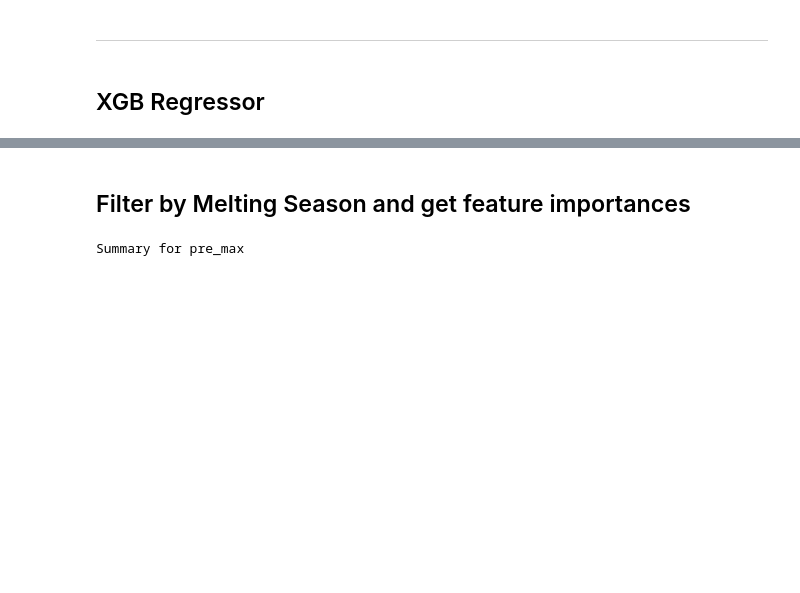
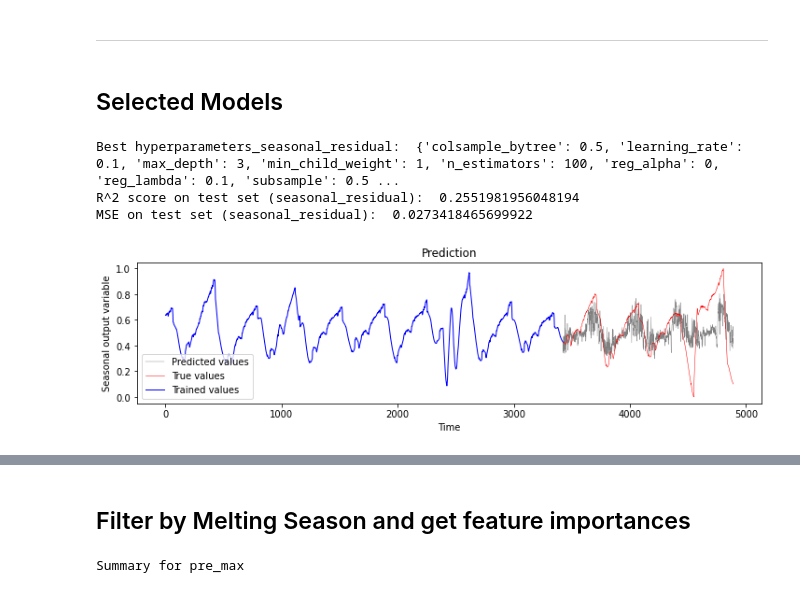
Before and after one commit to markbjerre/GEUS-Master-Thesis, a Jupyter notebook: scripts/SMB_Models_XGB_Regression_Niller.ipynb, the cells around one changed output, grey strips where cells are left out. Drawn from its saved outputs; the diff is of its cells as text; code cells hidden in the pictures; blank space fills up the shorter version.

```diff
--- a/scripts/SMB_Models_XGB_Regression_Niller.ipynb
+++ b/scripts/SMB_Models_XGB_Regression_Niller.ipynb
@@ -1065,7 +1084,7 @@ CNN R^2: 0.3891472207135127
 # %% [markdown]
 -------
-# %% [markdown]
-## XGB Regressor
+# %% [markdown]
+## Selected Models
 # %%
 # Import required libraries
 import xgboost as xgb
@@ -1075 +1095,71 @@ from sklearn.model_selection import GridSearchCV
+# %%
+# Light GBM
+
+# Define the hyperparameter grid for tuning
+param_grid = {
+    'max_depth': [3],#[3, 5, 7],
+    'min_child_weight': [1],#[1, 3, 5],
+    'learning_rate': [0.1],#[0.1, 0.01, 0.001],
+    'n_estimators': [100],#[100, 500, 1000],
+    'subsample': [0.5],#[0.5, 0.7, 1.0],
+    'colsample_bytree': [0.5],#[0.5, 0.7, 1.0],
+    'reg_alpha': [0],#[0, 0.1, 0.5],
+    'reg_lambda': [0.1],#[0, 0.1, 0.5]
+}
+
+# Define the LightGBM regressor model
+model = lgb.LGBMRegressor()
+
+# Define the grid search object
+grid_search = GridSearchCV(model, param_grid = param_grid, cv=5, n_jobs=-1, verbose=0)
+
+# Fit the grid search object to the training data
+grid_search.fit(X_train, y_train)
+
+
+# Print the best hyperparameters and the corresponding R^2 score on the test set
+print(f"Best hyperparameters_{y}: ", grid_search.best_params_)
+
+# Save the best model parameters as 'model' variable
+exec(f"gbm_model_{y} = grid_search.best_estimator_")
+
+# Evaluate the best model on the test set
+y_pred = eval(f"gbm_model_{y}").predict(X_test)
+r2 = r2_score(y_test, y_pred)
+mse = mean_squared_error(y_test, y_pred)
+print(f"R^2 score on test set ({y}): ", r2)
+print(f"MSE on test set ({y}): ", mse)
+
+plt.figure(figsize=(10,10))
+plt.subplot(4,1,4)
+plt.title("Prediction")
+plt.tight_layout(pad=1.0, w_pad=1.0, h_pad=1.0)
+
+# Plot the seasonal output variable, trained values, tested values, and predicted values
+plt.plot(y_test.index, y_pred, label='Predicted values', color='grey', linewidth=0.4)
+plt.plot(y_test.index, y_test, label='True values', color='red', linewidth=0.5)
+plt.plot(y_train.index, y_train, label='Trained values', color='blue', linewidth=1)
+
+# Plot the pre_max values
+#plt.scatter(indices_pre_max, df.loc[indices_pre_max, 'seasonal_residual'], c='r', marker='.', label='pre_max', s=4 )
+
+# Plot the post_max values
+#plt.scatter(indices_post_max, df.loc[post_max_indices, 'seasonal_residual'], c='g', marker='.', label='post_max',s=4)
+
+# Plot the pre_min values
+#plt.scatter(indices_pre_min, df.loc[indices_pre_min, 'seasonal_residual'], c='r', marker='.', label='pre_min',s=4)
+
+# Plot the post_min values
+#plt.scatter(indices_post_min, df.loc[indices_post_min, 'seasonal_residual'], c='g', marker='.', label='post_min',s=4)
+
+
+plt.xlabel('Time')
+plt.ylabel('Seasonal output variable')
+plt.legend()
+plt.show()
+# %% [output]
+Best hyperparameters_seasonal_residual:  {'colsample_bytree': 0.5, 'learning_rate': 0.1, 'max_depth': 3, 'min_child_weight': 1, 'n_estimators': 100, 'reg_alpha': 0, 'reg_lambda': 0.1, 'subsample': 0.5 ...
+R^2 score on test set (seasonal_residual):  0.2551981956048194
+MSE on test set (seasonal_residual):  0.0273418465699922
+[figure, added]
 # %%
```
Also changed, not shown: parts of 23 cells of this notebook.
